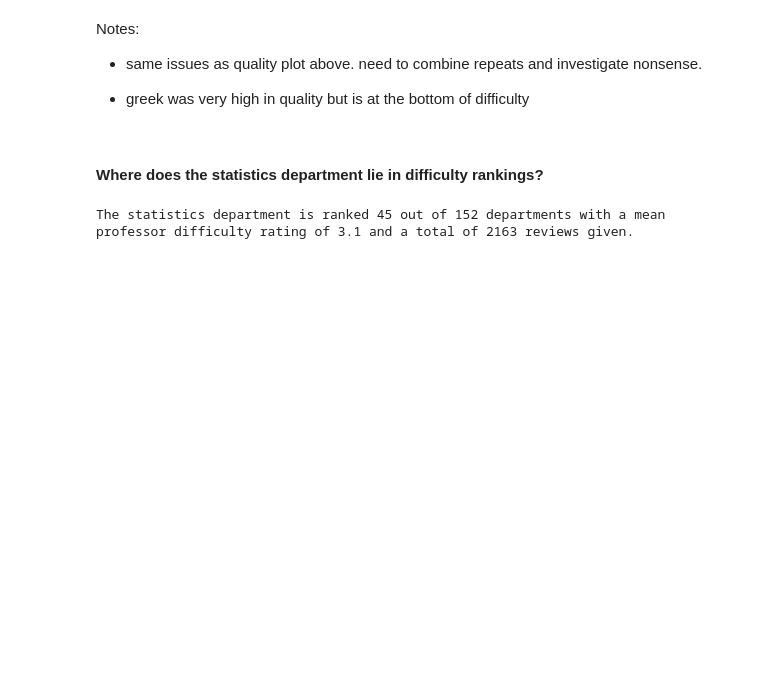
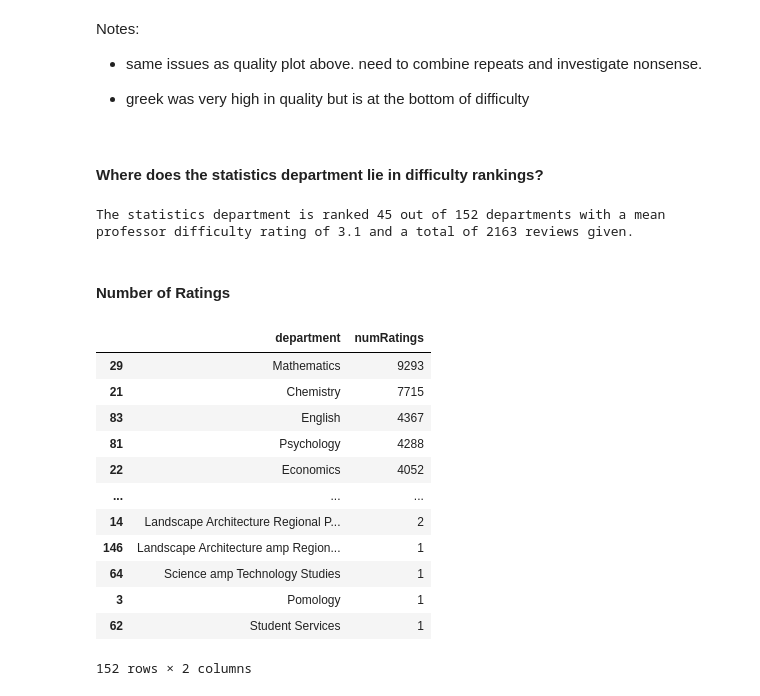
Before and after one commit to Riley-Adams/sta141b_project, a Jupyter notebook: profsEDA.ipynb, the cells around one changed output. Saved outputs shown, nothing was run; the diff lists cells and outputs as text; code cells hidden in the pictures; blank space fills up the shorter version.

```diff
--- a/profsEDA.ipynb
+++ b/profsEDA.ipynb
@@ -249,3 +249,23 @@ print(f"The statistics department is ranked {statsDiff.iloc[0]['index']} out of
  total of {statsDiff.iloc[0]['numRatings']} reviews given.")
 # %% [output]
 The statistics department is ranked 45 out of 152 departments with a mean professor difficulty rating of 3.1 and a total of 2163 reviews given.
+# %% [markdown]
+#### Number of Ratings
+# %%
+# numRatings dataframe
+num_by_dept = diff_by_dept[['department', 'numRatings']].sort_values(by='numRatings', ascending=False)
+num_by_dept
+# %% [output]
+|  | department | numRatings |
+| 29 | Mathematics | 9293 |
+| 21 | Chemistry | 7715 |
+| 83 | English | 4367 |
+| 81 | Psychology | 4288 |
+| 22 | Economics | 4052 |
+| ... | ... | ... |
+| 14 | Landscape Architecture Regional P... | 2 |
+| 146 | Landscape Architecture amp Region... | 1 |
+| 64 | Science amp Technology Studies | 1 |
+| 3 | Pomology | 1 |
+| 62 | Student Services | 1 |
+152 rows × 2 columns
```
Also changed, not shown: parts of 2 cells of this notebook.
